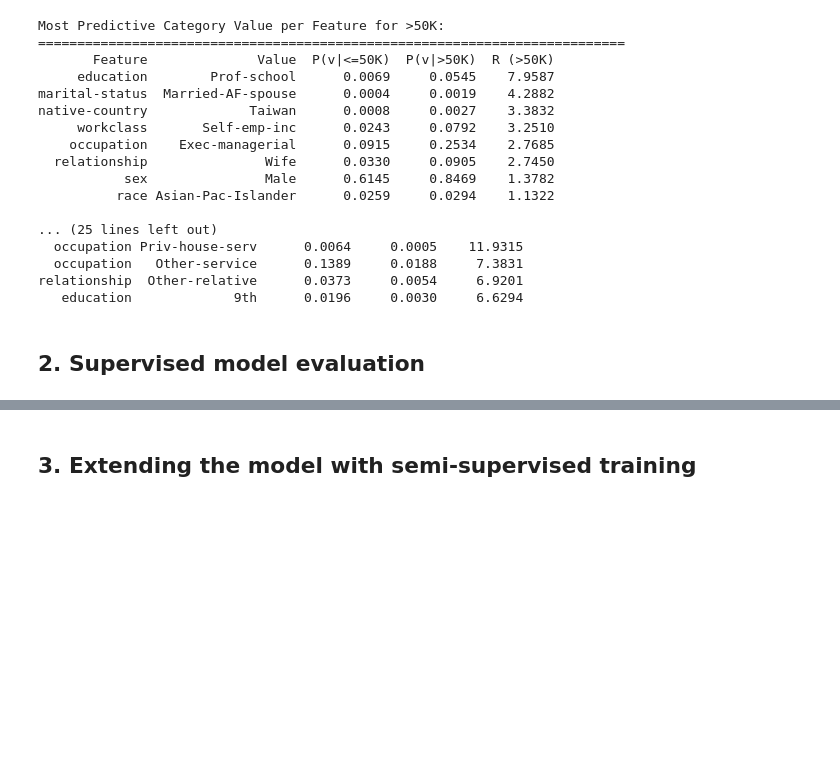
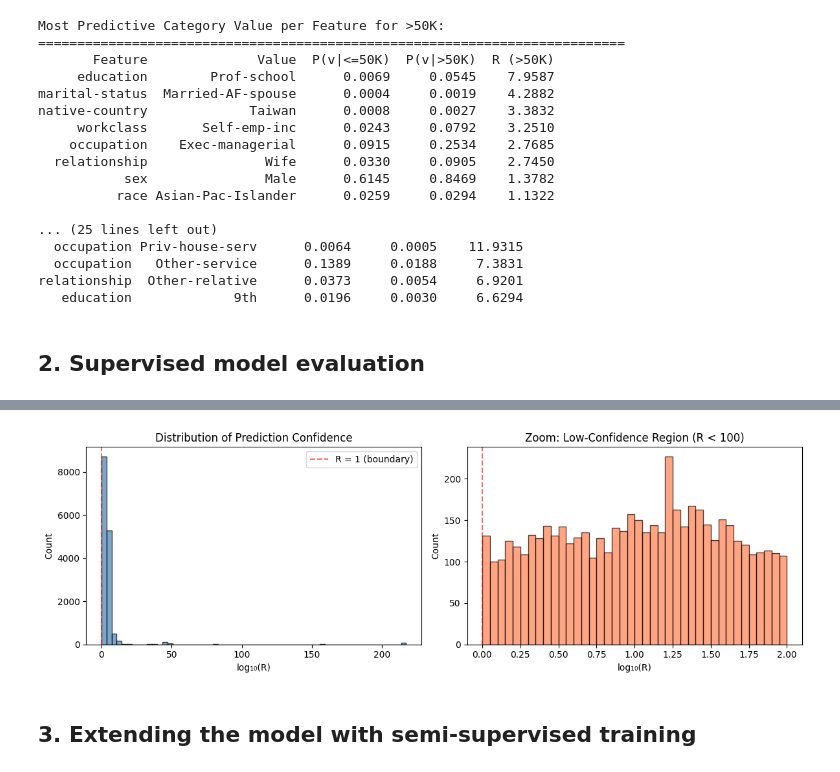
Before and after one commit to skandaramanan/ML-Research-Part-1, a Jupyter notebook: COMP30027_2026_asst1_template.ipynb, the cells around one changed output, grey strips where cells are left out. Saved outputs shown, nothing was run; the diff lists cells and outputs as text; code cells hidden in the pictures; blank space fills up the shorter version.

```diff
--- a/COMP30027_2026_asst1_template.ipynb
+++ b/COMP30027_2026_asst1_template.ipynb
@@ -347,0 +445,79 @@ relationship  Other-relative      0.0373     0.0054     6.9201
+# %%
+# --- Q2.3: Prediction Confidence (Posterior Ratio R) ---
+
+# R = P(c_predicted | x) / P(c_other | x)
+# In log space: log R = |log P(>50K|x) - log P(<=50K|x)|.
+# The normalisation constant P(x) cancels, so unnormalised log-posteriors suffice.
+log_ratio = test_log_posterior[:, 1] - test_log_posterior[:, 0]
+R_values = np.exp(np.minimum(np.abs(log_ratio), 500))  # clip to avoid overflow
+
+test_results = test_df.reset_index(drop=True).copy()
+test_results['predicted'] = y_pred_test
+test_results['R'] = R_values
+test_results['correct'] = (test_results['predicted'] == test_results[TARGET_COLUMN])
+
+DISPLAY_COLS = ['age', 'education', 'marital-status', 'occupation',
+                'hours-per-week', 'capital-gain']
+
+def format_examples(df, n=3):
+    """Compact table of n examples with key features, actual/predicted labels, and R."""
+    subset = df[DISPLAY_COLS].head(n).copy()
+    subset['actual'] = df[TARGET_COLUMN].head(n).map(CLASS_LABELS).values
+    subset['predicted'] = df['predicted'].head(n).map(CLASS_LABELS).values
+    subset['correct'] = df['correct'].head(n).values
+    subset['R'] = df['R'].head(n).apply(
+        lambda r: f'{r:.2e}' if r > 1e3 else f'{r:.2f}'
+    ).values
+    return subset
+
+# (a) High-confidence >50K predictions
+high_50k = test_results[test_results['predicted'] == 1].sort_values('R', ascending=False)
+print("(a) High-Confidence >50K Predictions")
+print("=" * 110)
+print(format_examples(high_50k).to_string(index=False))
+
+print()
+
+# (b) High-confidence <=50K predictions
+high_le50k = test_results[test_results['predicted'] == 0].sort_values('R', ascending=False)
+print("(b) High-Confidence <=50K Predictions")
+print("=" * 110)
+print(format_examples(high_le50k).to_string(index=False))
+
+print()
+
+# (c) Near decision boundary (R closest to 1)
+boundary = test_results.loc[(test_results['R'] - 1.0).abs().argsort()]
+print("(c) Near Decision Boundary (R ≈ 1)")
+print("=" * 110)
+print(format_examples(boundary).to_string(index=False))
+
+# Overall confidence distribution
+print(f"\nConfidence summary:")
+print(f"  Median R:                                {np.median(R_values):.2e}")
+print(f"  Instances with R > 1000 (very confident): {(R_values > 1000).sum()}")
+print(f"  Instances with R < 2 (near boundary):     {(R_values < 2).sum()}")
+print(f"  Instances with R < 1.1 (very uncertain):  {(R_values < 1.1).sum()}")
+
+# Distribution of log10(R) — useful figure for the report
+fig, axes = plt.subplots(1, 2, figsize=(12, 4))
+
+log10_R = np.log10(np.clip(R_values, 1, None))
+axes[0].hist(log10_R, bins=60, edgecolor='black', alpha=0.7, color='steelblue')
+axes[0].set_xlabel('log₁₀(R)')
+axes[0].set_ylabel('Count')
+axes[0].set_title('Distribution of Prediction Confidence')
+axes[0].axvline(x=0, color='red', linestyle='--', alpha=0.6, label='R = 1 (boundary)')
+axes[0].legend()
+
+# Zoom in on low-confidence region
+low_R = log10_R[log10_R < 2]
+axes[1].hist(low_R, bins=40, edgecolor='black', alpha=0.7, color='coral')
+axes[1].set_xlabel('log₁₀(R)')
+axes[1].set_ylabel('Count')
+axes[1].set_title('Zoom: Low-Confidence Region (R < 100)')
+axes[1].axvline(x=0, color='red', linestyle='--', alpha=0.6)
+
+plt.tight_layout()
+plt.show()
+# %% [output]
@@ -348,3 +541,4 @@ relationship  Other-relative      0.0373     0.0054     6.9201
+[figure, added]
 # %% [markdown]
 ## 3. Extending the model with semi-supervised training
 # %% [markdown]
```
Also changed, not shown: parts of 5 cells of this notebook.
